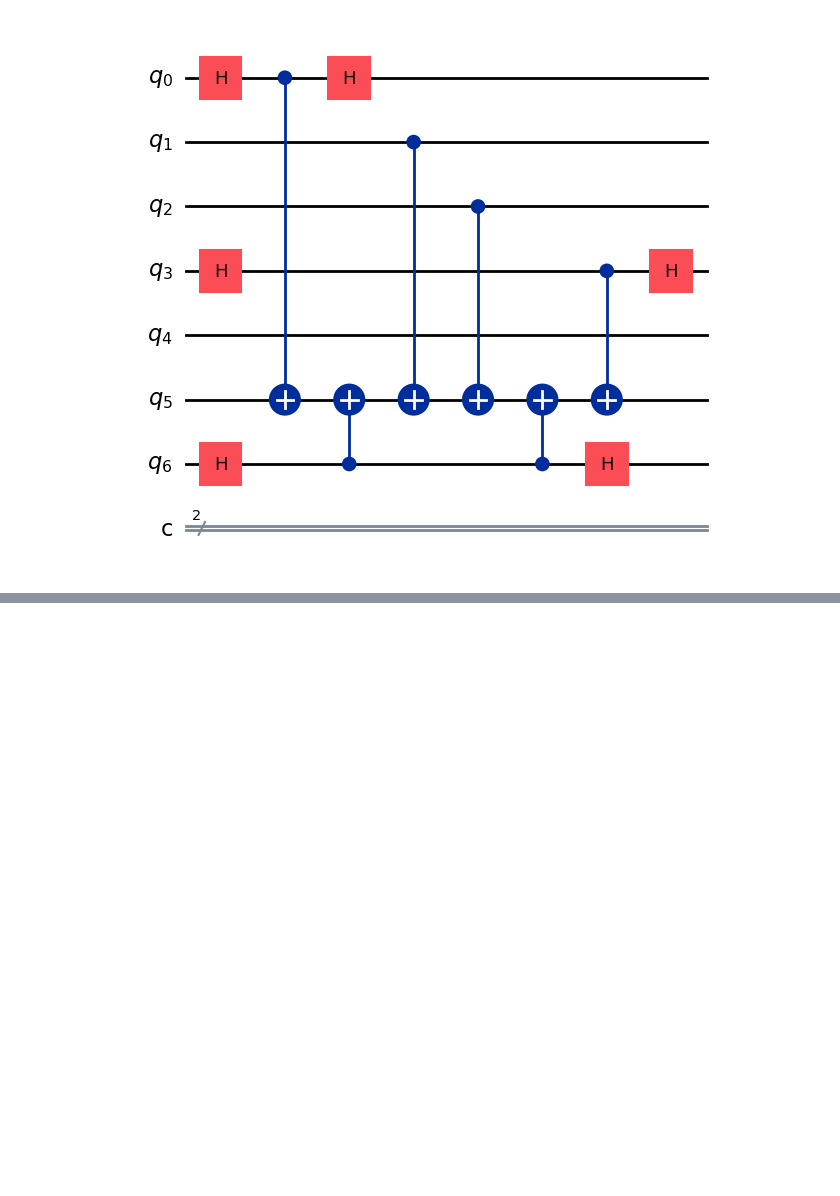
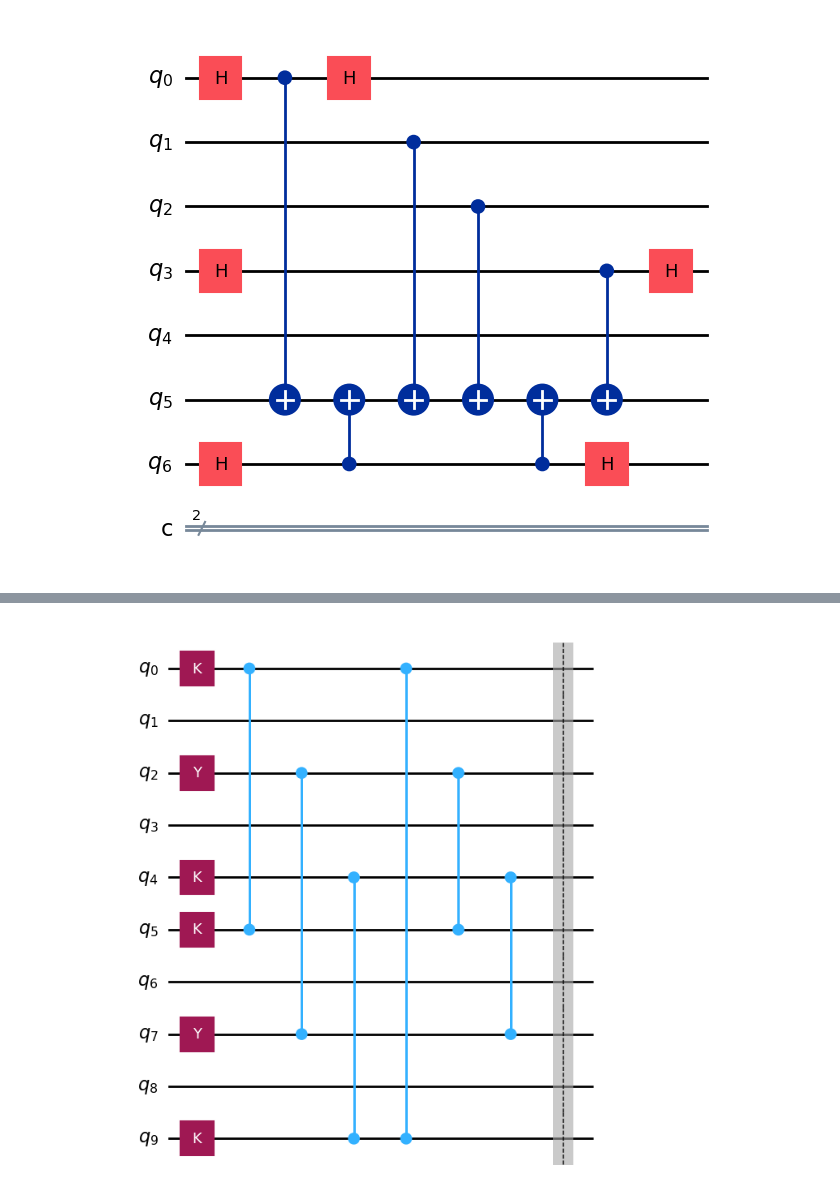
Before and after one commit to Sal7ySalt/Smallest-MSD-Protocol, a Jupyter notebook: 5_qubit_code.ipynb, the cells around one changed output, grey strips where cells are left out. Cells and saved outputs as stored; diff of their text form; code cells hidden in the pictures; blank space fills up the shorter version.

```diff
--- a/5_qubit_code.ipynb
+++ b/5_qubit_code.ipynb
@@ -150,0 +165,27 @@ meas_circuit_noise.measure([5, 6], [0, 1])
+# %%
+Kmat = SGate().to_matrix() @ HGate().to_matrix()
+K = UnitaryGate(Kmat, label='K')
+
+Kdag_mat = HGate().inverse().to_matrix() @ SGate().inverse().to_matrix()
+K_dag = UnitaryGate(Kdag_mat, label='K_dag')
+# %%
+CZ1 = QuantumCircuit(10)
+
+CZ1.append(K, [0])
+CZ1.append(K, [4])
+CZ1.append(K, [5])
+CZ1.append(K, [9])
+CZ1.y(2)
+CZ1.y(7)
+
+CZ1.cz(0, 5)
+CZ1.cz(2, 7)
+CZ1.cz(4, 9)
+CZ1.cz(0, 9)
+CZ1.cz(2, 5)
+CZ1.cz(4, 7)
+CZ1.barrier()
+
+display(CZ1.draw(output='mpl'))
+# %% [output]
+[figure, added]
```
Also changed, not shown: parts of 7 cells of this notebook.
